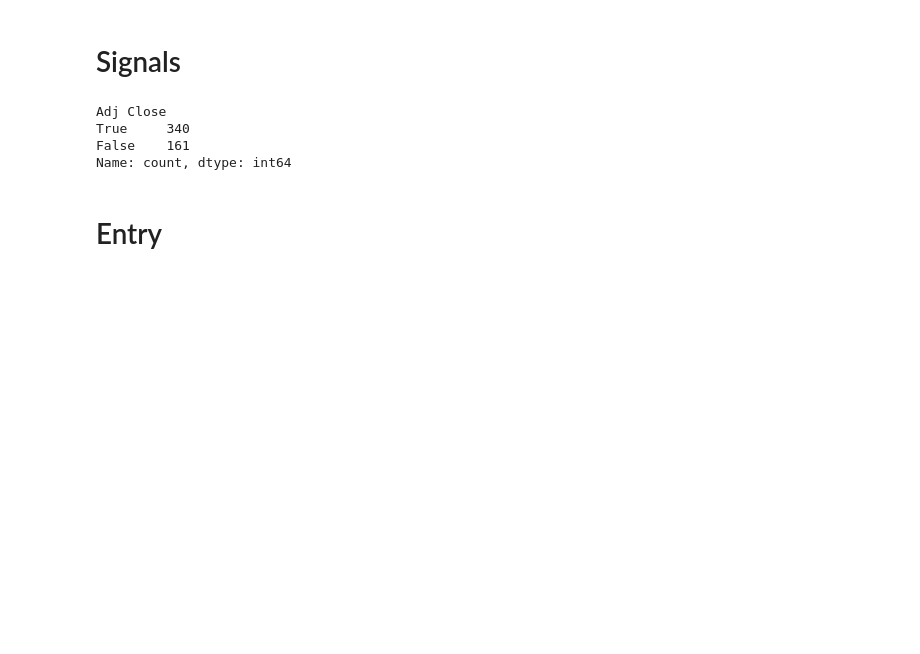
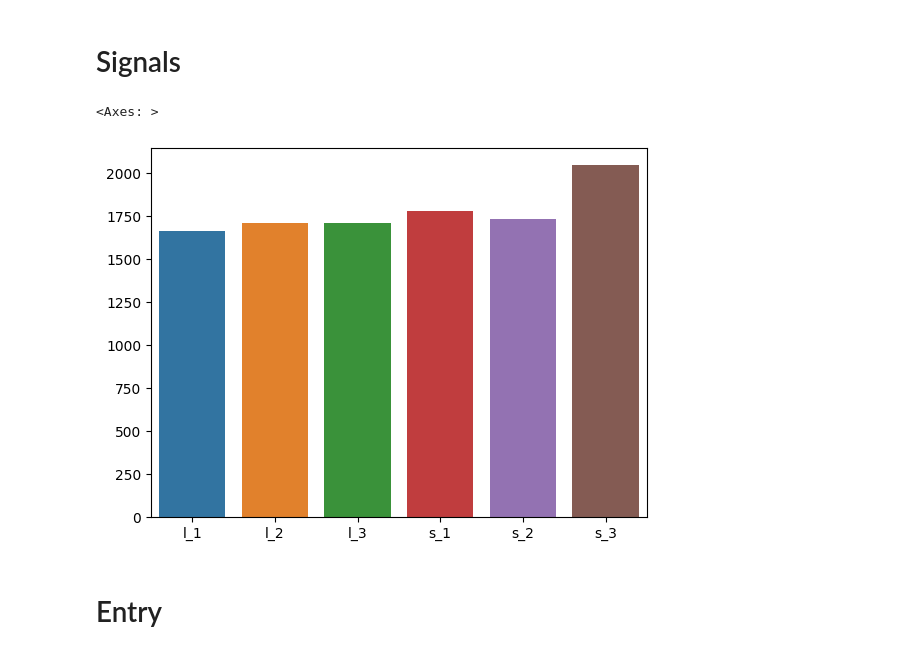
Before and after one commit to Oliver-De-Fusco/6CAP-TA-Code, a Jupyter notebook: main.ipynb, the cells around one changed output. Saved outputs shown, nothing was run; the diff lists cells and outputs as text; code cells hidden in the pictures; blank space fills up the shorter version.

```diff
--- a/main.ipynb
+++ b/main.ipynb
@@ -53,34 +98,39 @@ ichi_data = apply_ichi(data)
 # %%
 # Bullish patterns
 
-def l_1(data, t_short=9 ,t_mid=26):
-    return tenkan(data, t_short) > kijin(data, t_mid)
+def l_1(data):
+    return data["tenkan"] > data["kijin"]
 
-def l_2(data, t_mid=26):
-    return chikou(data, t_mid) > data.shift(t_mid)
 
-def l_3(data,t_short=9,t_med=26):
+def l_2(data):
+    return data["chikou"] > data["Close"]
+
+
+def l_3(data):
     # Check span a and span b offsets
-    return data > np.max([span_a(data,t_short,t_med), span_b(data,t_short,t_med)],axis=0)
+    return data["Close"] > np.max([data["span_a"], data["span_b"]], axis=0)
 
 # Bearish patterns
 
-def s_1(data,t_short=9,t_med=26):
-    return tenkan(data, t_short) < kijin(data, t_med)
+def s_1(data):
+    return data["tenkan"] < data["kijin"]
 
-def s_2(data, t_med=26):
-    return chikou(data, t_med) > data.shift(t_med)
 
-def s_3(data, t_short=9, t_med=26):
+def s_2(data):
+    return data["chikou"] < data["Close"]
+
+
+def s_3(data):
     # Check span a and span b offsets
-    return data < np.min([span_a(data,t_short,t_med), span_b(data,t_short,t_med)],axis=0)
+    return data["Close"] < np.min([data["span_a"], data["span_b"]], axis=0)
-# %%
-l_3(data["Adj Close"]).value_counts() # Example of l_3
-# %% [output]
-Adj Close
-True     340
-False    161
-Name: count, dtype: int64
+# %%
+bullish_signals = [l_1, l_2, l_3]
+bearish_signals = [s_1, s_2, s_3]
+# %%
+sns.barplot(pd.DataFrame([{signal.__name__: signal(apply_ichi(data["Close"])).value_counts().iloc[0]} for signal in bullish_signals + bearish_signals]))
+# %% [output]
+<Axes: >
+[figure, added]
 # %% [markdown]
 # Entry
 # %%
```
Also changed, not shown: parts of 42 cells of this notebook, 9 other files.
